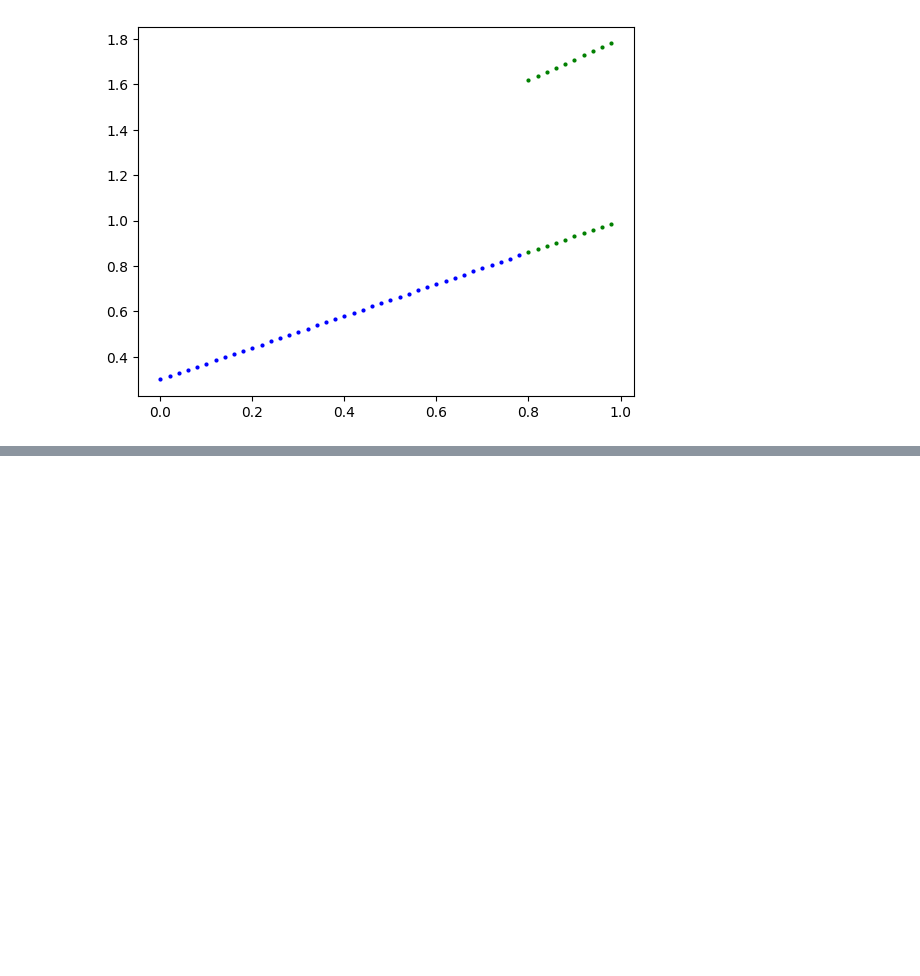
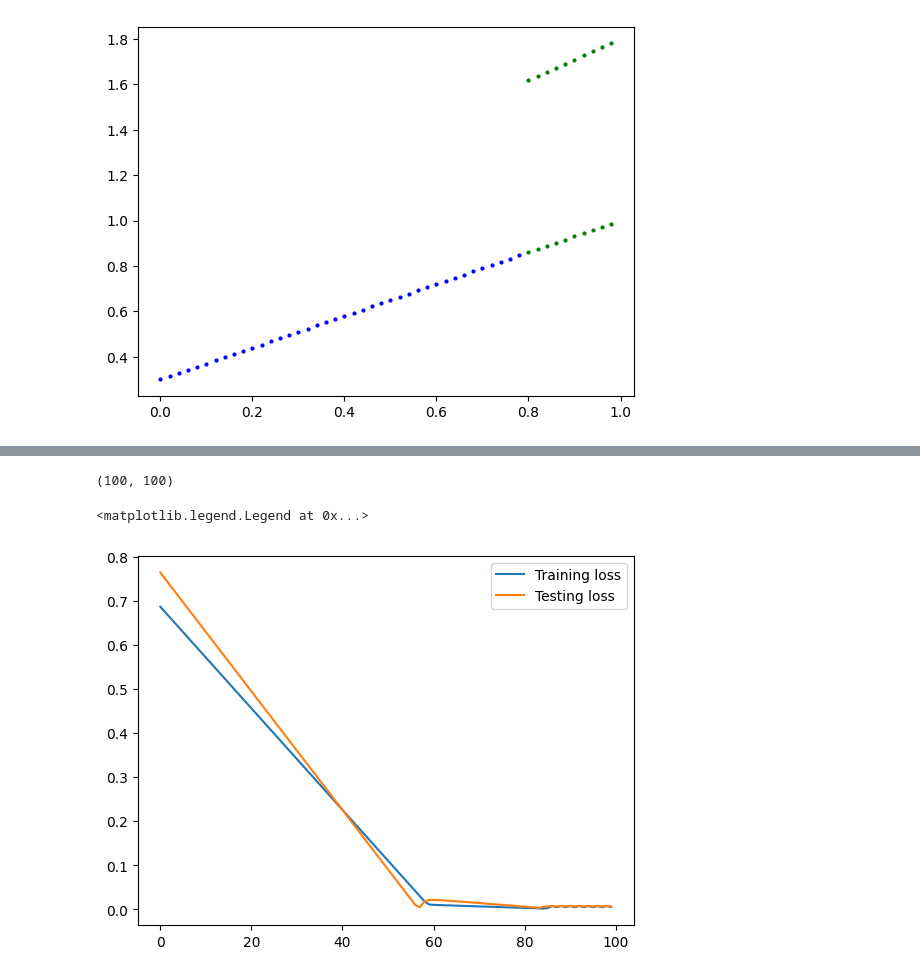
Before and after one commit to sivatarun24/Learn-PyTorch, a Jupyter notebook: pytorch_workflow.ipynb, the cells around one changed output, grey strips where cells are left out. Drawn from its saved outputs; the diff is of its cells as text; code cells hidden in the pictures; blank space fills up the shorter version.

Commit message:
created a model, trained and tested

```diff
--- a/pytorch_workflow.ipynb
+++ b/pytorch_workflow.ipynb
@@ -103,0 +131,37 @@ plot_predictions(predictions=y_preds)
+# %%
+# 1. model create
+# 2. do forward pass
+# 3. calculate loss
+# 4. optimizer zero_grad (zero gradients)
+# 5. backward pass ()
+# 6. optimizer step step step (gradient desent)
+
+# 7. put model in eval mode
+# 8. use torch.inference_mode and predict in test data
+# 9. calculate loss for overfitting
+
+training_loss_values = []
+testing_loss_values = []
+epoch_count = []
+epochs = 100
+
+for epoch in range(epochs):
+    #train
+    model.train()
+    y_pred_train = model(X_train)
+    loss_train = loss_fn(y_pred_train, y_train)
+    optimizer.zero_grad()
+    loss_train.backward()
+    optimizer.step()
+
+    # test
+    model.eval()
+    with torch.inference_mode():
+        y_pred_test = model(X_test)
+    test_loss = loss_fn(y_pred_test, y_test)
+
+
+    epoch_count.append(epoch)
+    training_loss_values.append(loss_train.detach().numpy())
+    testing_loss_values.append(test_loss.detach().numpy())
+    print(f"Epoch: {epoch} | MAE Train Loss: {loss_train} | MAE Test Loss: {test_loss} ")
@@ -103,0 +186,12 @@ plot_predictions(predictions=y_preds)
+# %%
+len(training_loss_values), len(testing_loss_values)
+# %% [output]
+(100, 100)
+# %%
+
+plt.plot(epoch_count, training_loss_values, label="Training loss")
+plt.plot(epoch_count, testing_loss_values, label="Testing loss")
+plt.legend()
+# %% [output]
+<matplotlib.legend.Legend at 0x...>
+[figure, added]
```
Also changed, not shown: parts of 6 cells of this notebook.
